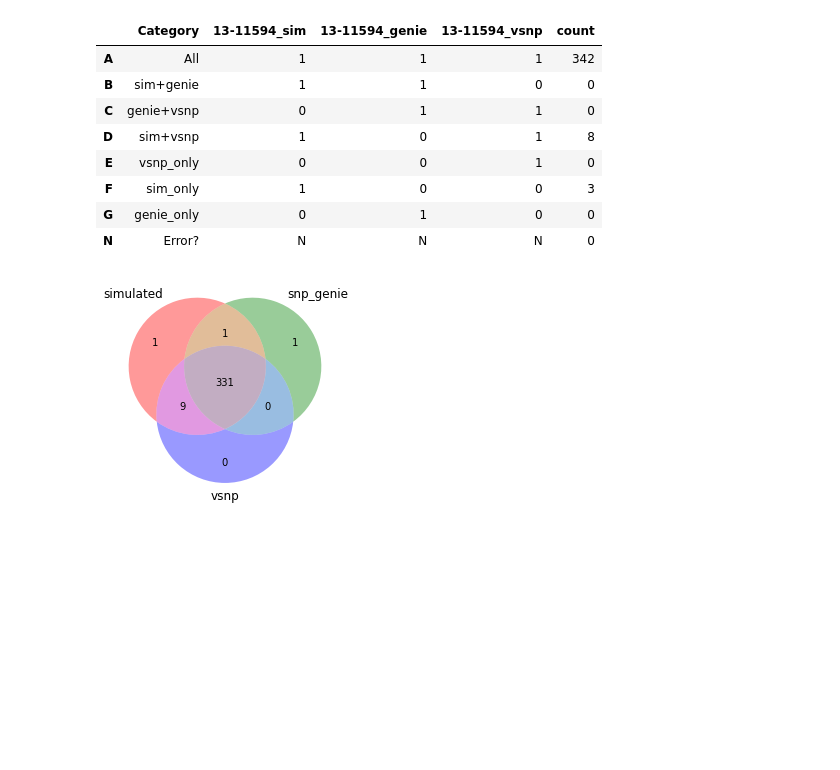
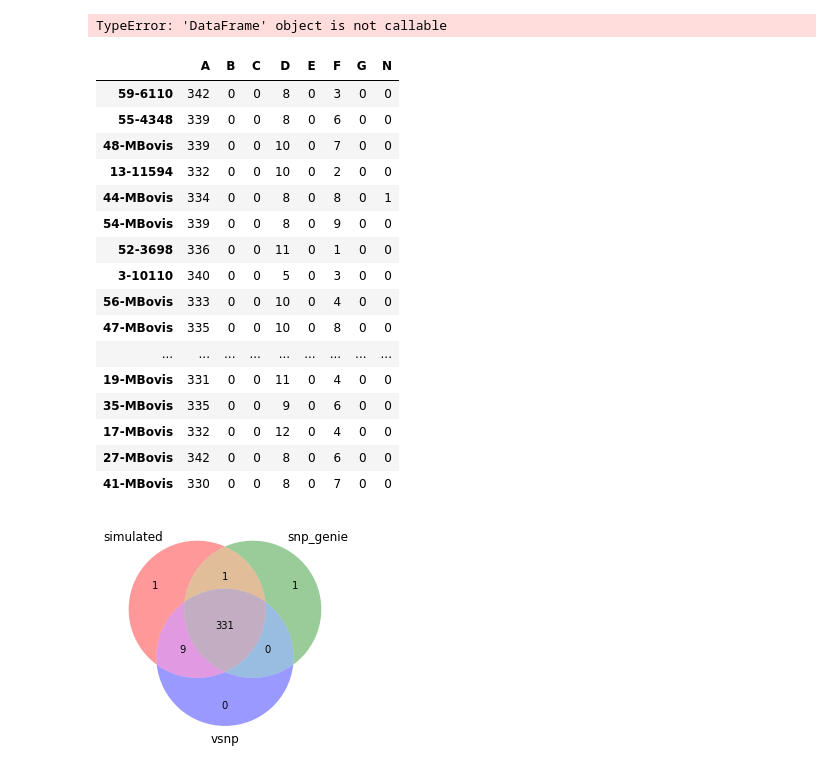
Before and after one commit to Viloleal/Python_scripts, a Jupyter notebook: vcf_comparison_final.ipynb, the cells around one changed output. Cells and saved outputs as stored; diff of their text form; code cells hidden in the pictures; blank space fills up the shorter version.

```diff
--- a/vcf_comparison_final.ipynb
+++ b/vcf_comparison_final.ipynb
@@ -236,0 +290,6 @@ NameError: name 'sample' is not defined
+# %%
+dataframe = pd.DataFrame(E, columns= ["A","B","C", "D", "E", "F", "G", "N"], index=directories)
+
+combined_comparisons=dataframe.T
+
+combined_comparisons.to_csv('combined_comparisons.csv',index=True)
@@ -237,14 +341,29 @@ NameError: name 'sample' is not defined
+# %%
+comparison3.merge(comparison3(comparison2),
+                   left_index=True, right_index=True)
+# %% [output]
+TypeError: 'DataFrame' object is not callable
 # %%
+
+dataframe
 # %% [output]
-|  | Category | 13-11594_sim | 13-11594_genie | 13-11594_vsnp | count |
-| A | All | 1 | 1 | 1 | 342 |
-| B | sim+genie | 1 | 1 | 0 | 0 |
-| C | genie+vsnp | 0 | 1 | 1 | 0 |
-| D | sim+vsnp | 1 | 0 | 1 | 8 |
-| E | vsnp_only | 0 | 0 | 1 | 0 |
-| F | sim_only | 1 | 0 | 0 | 3 |
-| G | genie_only | 0 | 1 | 0 | 0 |
-| N | Error? | N | N | N | 0 |
+|  | A | B | C | D | E | F | G | N |
+| 59-6110 | 342 | 0 | 0 | 8 | 0 | 3 | 0 | 0 |
+| 55-4348 | 339 | 0 | 0 | 8 | 0 | 6 | 0 | 0 |
+| 48-MBovis | 339 | 0 | 0 | 10 | 0 | 7 | 0 | 0 |
+| 13-11594 | 332 | 0 | 0 | 10 | 0 | 2 | 0 | 0 |
+| 44-MBovis | 334 | 0 | 0 | 8 | 0 | 8 | 0 | 1 |
+| 54-MBovis | 339 | 0 | 0 | 8 | 0 | 9 | 0 | 0 |
+| 52-3698 | 336 | 0 | 0 | 11 | 0 | 1 | 0 | 0 |
+| 3-10110 | 340 | 0 | 0 | 5 | 0 | 3 | 0 | 0 |
+| 56-MBovis | 333 | 0 | 0 | 10 | 0 | 4 | 0 | 0 |
+| 47-MBovis | 335 | 0 | 0 | 10 | 0 | 8 | 0 | 0 |
+| ... | ... | ... | ... | ... | ... | ... | ... | ... |
+| 19-MBovis | 331 | 0 | 0 | 11 | 0 | 4 | 0 | 0 |
+| 35-MBovis | 335 | 0 | 0 | 9 | 0 | 6 | 0 | 0 |
+| 17-MBovis | 332 | 0 | 0 | 12 | 0 | 4 | 0 | 0 |
+| 27-MBovis | 342 | 0 | 0 | 8 | 0 | 6 | 0 | 0 |
+| 41-MBovis | 330 | 0 | 0 | 8 | 0 | 7 | 0 | 0 |
 # %%
 v3 = venn3_unweighted(subsets = {'100':nums_F, '010':nums_G, '110':nums_B,
                       '001':nums_E, '101':nums_D, '011':nums_C, '111':nums_A},
```
Also changed, not shown: parts of 14 cells of this notebook, 1 other file.
